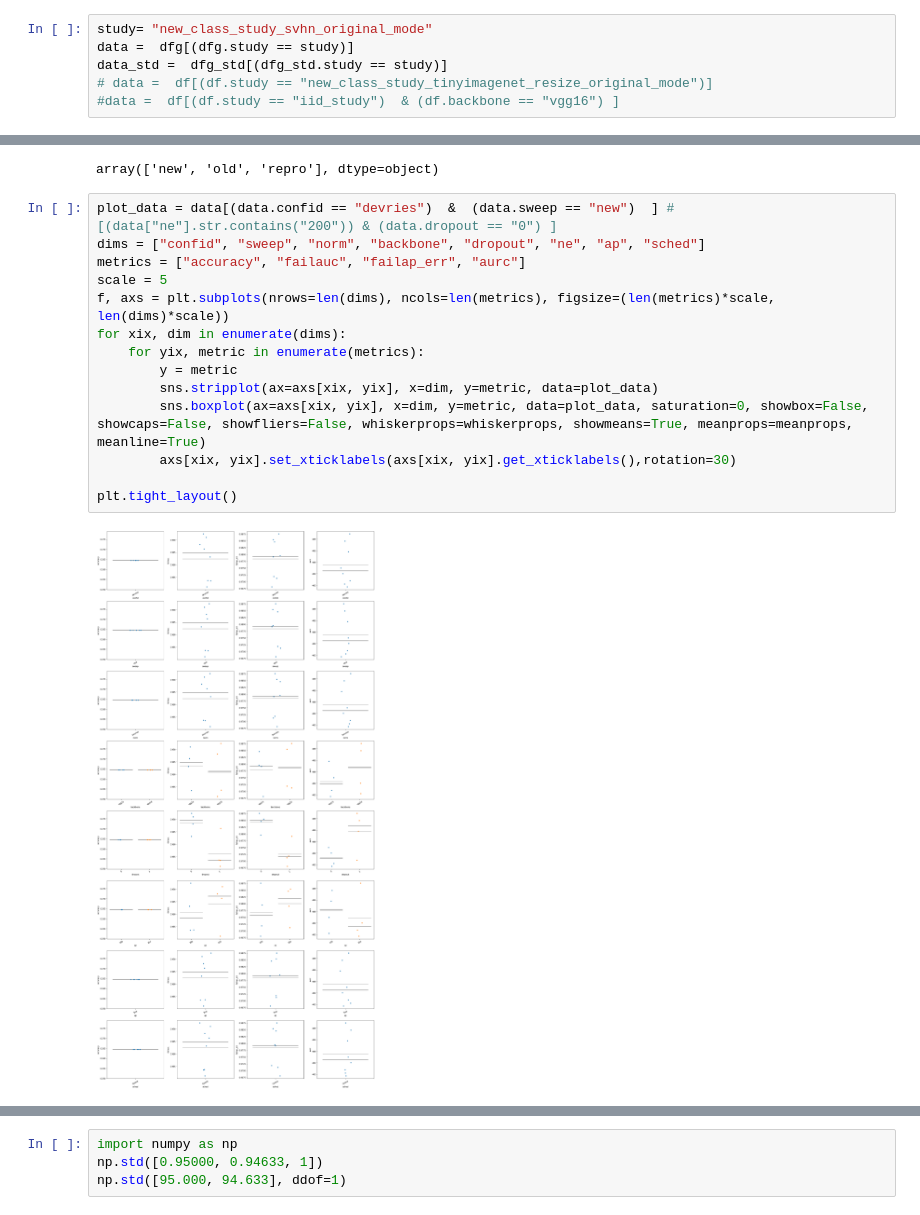
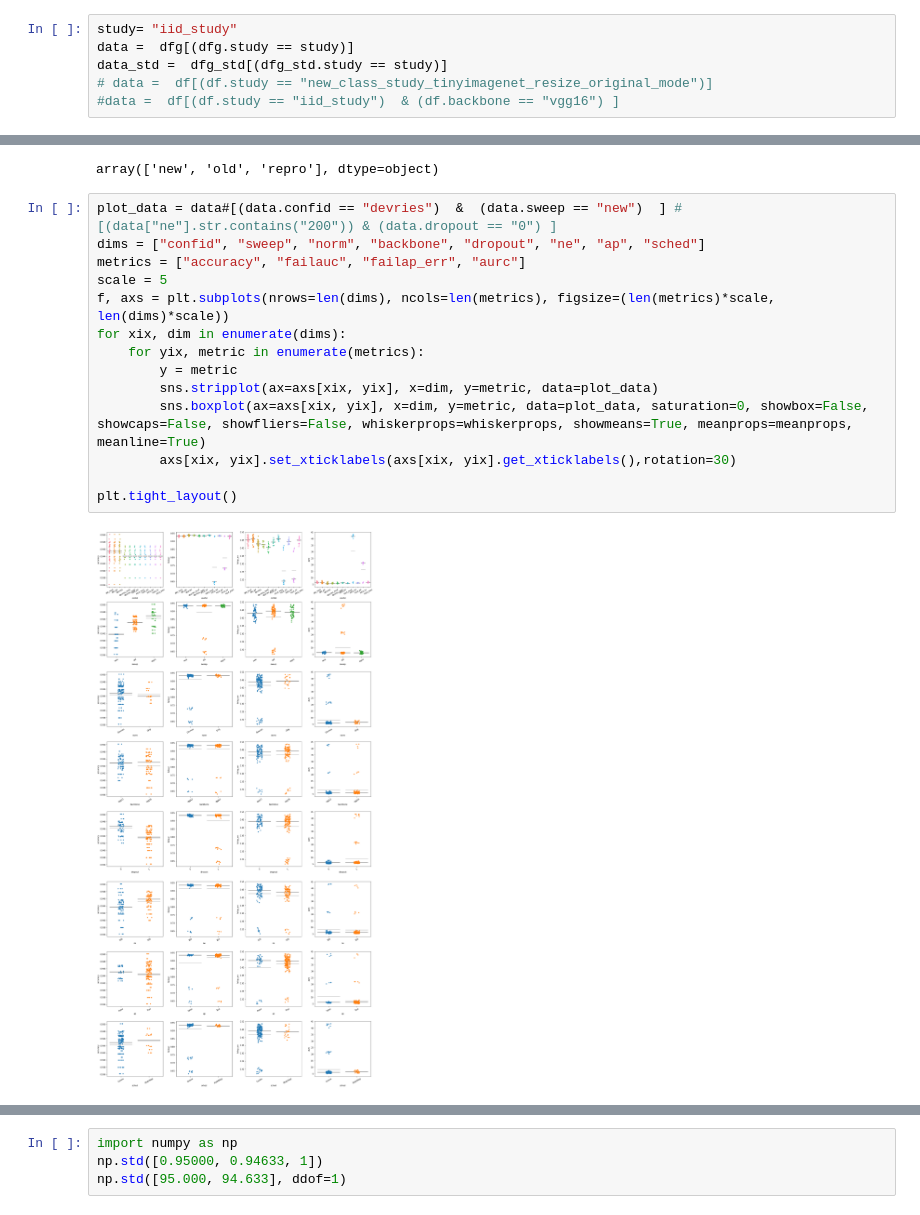
Before and after one commit to IML-DKFZ/fd-shifts, a Jupyter notebook: notebooks/devries_sweep_analysis.ipynb, the cells around one changed output, grey strips where cells are left out. Saved outputs shown, nothing was run; the diff lists cells and outputs as text.

Commit message:
all experiment sweeps

```diff
--- a/notebooks/devries_sweep_analysis.ipynb
+++ b/notebooks/devries_sweep_analysis.ipynb
@@ -135,7 +133,7 @@ Index(['norm', 'sweep', 'study', 'backbone', 'ne', 'dropout', 'ap', 'confid',
       dtype='object')
 {'Unnamed: 0': 'Unnamed: 0_std', 'fold': 'fold_std', 'n_test': 'n_test_std', 'accuracy': 'accuracy_std', 'nll': 'nll_std', 'brier_score': 'brier_score_std', 'failauc': 'failauc_std', 'failap_suc': 'fa ...
 # %%
-study= "new_class_study_svhn_original_mode"
+study= "iid_study"
 data =  dfg[(dfg.study == study)]
 data_std =  dfg_std[(dfg_std.study == study)]
 # data =  df[(df.study == "new_class_study_tinyimagenet_resize_original_mode")]
@@ -145,21 +143,21 @@ data.sweep.unique()
 # %% [output]
 array(['new', 'old', 'repro'], dtype=object)
 # %%
-plot_data = data[(data.confid == "devries")  &  (data.sweep == "new")  ] # [(data["ne"].str.contains("200")) & (data.dropout == "0") ]
+plot_data = data#[(data.confid == "devries")  &  (data.sweep == "new")  ] # [(data["ne"].str.contains("200")) & (data.dropout == "0") ]
 dims = ["confid", "sweep", "norm", "backbone", "dropout", "ne", "ap", "sched"]
 metrics = ["accuracy", "failauc", "failap_err", "aurc"]
 scale = 5
 f, axs = plt.subplots(nrows=len(dims), ncols=len(metrics), figsize=(len(metrics)*scale, len(dims)*scale))
 for xix, dim in enumerate(dims):
     for yix, metric in enumerate(metrics):
         y = metric
         sns.stripplot(ax=axs[xix, yix], x=dim, y=metric, data=plot_data)
         sns.boxplot(ax=axs[xix, yix], x=dim, y=metric, data=plot_data, saturation=0, showbox=False, showcaps=False, showfliers=False, whiskerprops=whiskerprops, showmeans=True, meanprops=meanprops, meanline=True)
         axs[xix, yix].set_xticklabels(axs[xix, yix].get_xticklabels(),rotation=30)
 
 plt.tight_layout()
 # %% [output]
-[figure, old version]
+[figure, new version]
 # %%
 std_columns = [c for c in data_std.columns if "std"in c]
 for s in std_columns:
```
Also changed, not shown: parts of 5 cells of this notebook, 26 other files.
